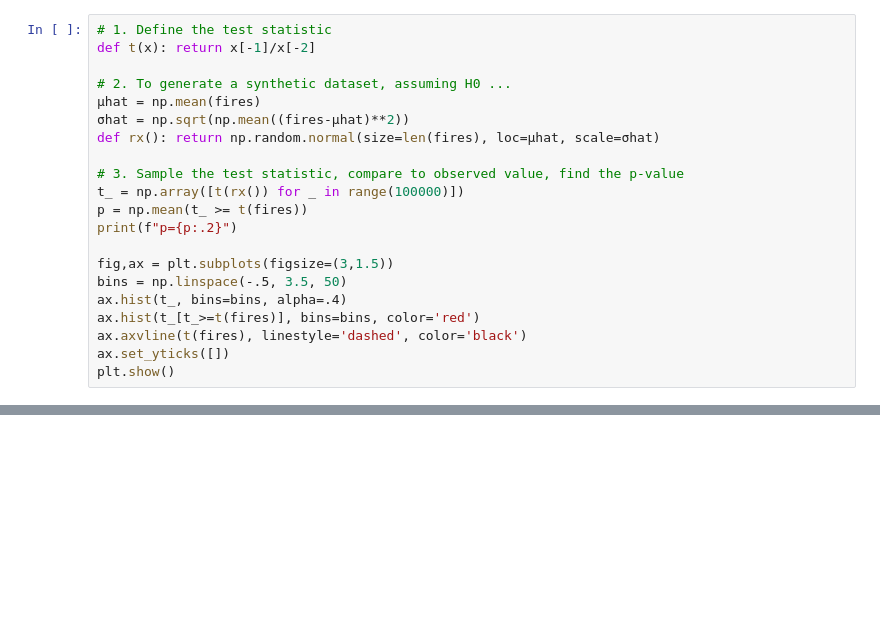
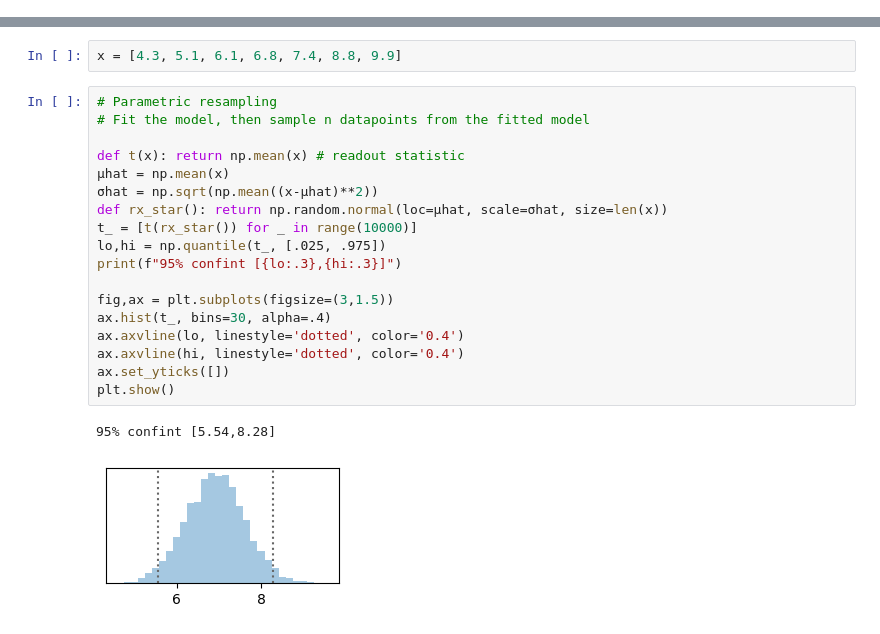
Before and after one commit to damonjw/datasci, a Jupyter notebook: freq.ipynb, the cells around one changed output, grey strips where cells are left out. Saved outputs shown, nothing was run; the diff lists cells and outputs as text; blank space fills up the shorter version.

```diff
--- a/freq.ipynb
+++ b/freq.ipynb
@@ -256,21 +0,0 @@ fires = modis.num_fires.loc[(modis.year>=2011) & (modis.year<=2019)].values
-# %%
-# 1. Define the test statistic
-def t(x): return x[-1]/x[-2]
-
-# 2. To generate a synthetic dataset, assuming H0 ...
-μhat = np.mean(fires)
-σhat = np.sqrt(np.mean((fires-μhat)**2))
-def rx(): return np.random.normal(size=len(fires), loc=μhat, scale=σhat)
-
-# 3. Sample the test statistic, compare to observed value, find the p-value
-t_ = np.array([t(rx()) for _ in range(100000)])
-p = np.mean(t_ >= t(fires))
-print(f"p={p:.2}")
-
-fig,ax = plt.subplots(figsize=(3,1.5))
-bins = np.linspace(-.5, 3.5, 50)
-ax.hist(t_, bins=bins, alpha=.4)
-ax.hist(t_[t_>=t(fires)], bins=bins, color='red')
-ax.axvline(t(fires), linestyle='dashed', color='black')
-ax.set_yticks([])
-plt.show()
@@ -354,0 +16,23 @@ plt.show()
+# %%
+x = [4.3, 5.1, 6.1, 6.8, 7.4, 8.8, 9.9]
+# %%
+# Parametric resampling
+# Fit the model, then sample n datapoints from the fitted model
+
+def t(x): return np.mean(x) # readout statistic
+μhat = np.mean(x)
+σhat = np.sqrt(np.mean((x-μhat)**2))
+def rx_star(): return np.random.normal(loc=μhat, scale=σhat, size=len(x))
+t_ = [t(rx_star()) for _ in range(10000)]
+lo,hi = np.quantile(t_, [.025, .975])
+print(f"95% confint [{lo:.3},{hi:.3}]")
+
+fig,ax = plt.subplots(figsize=(3,1.5))
+ax.hist(t_, bins=30, alpha=.4)
+ax.axvline(lo, linestyle='dotted', color='0.4')
+ax.axvline(hi, linestyle='dotted', color='0.4')
+ax.set_yticks([])
+plt.show()
+# %% [output]
+95% confint [5.54,8.28]
+[figure, added]
```
Also changed, not shown: parts of 41 cells of this notebook.
